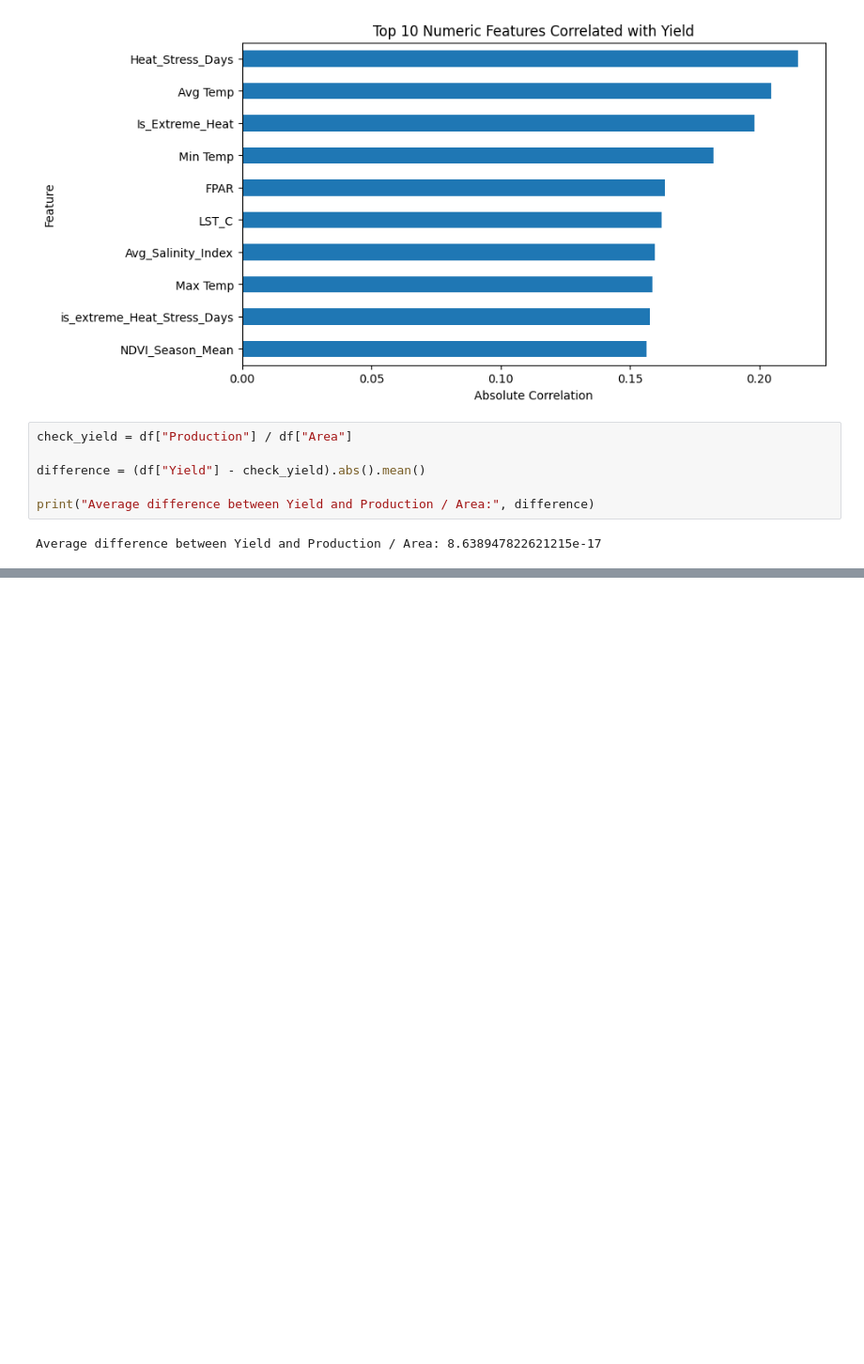
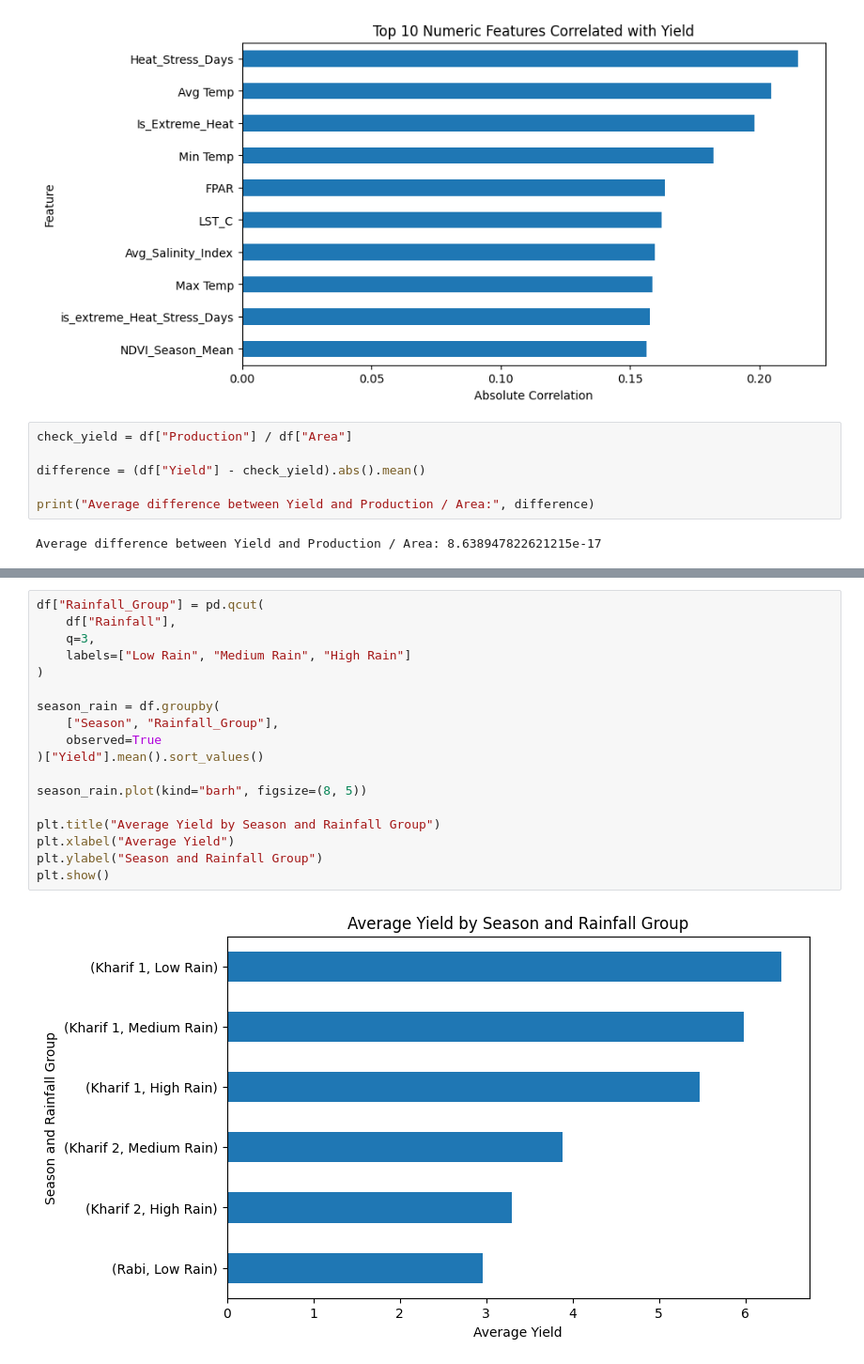
Before and after one commit to Group-9-i-i/ADY201m-Project, a Jupyter notebook: EDA fix/EDA.ipynb, the cells around one changed output, grey strips where cells are left out. Shown at 94% size. Drawn from its saved outputs; the diff is of its cells as text; blank space fills up the shorter version.

```diff
--- a/EDA fix/EDA.ipynb
+++ b/EDA fix/EDA.ipynb
@@ -287,0 +284,20 @@ Average difference between Yield and Production / Area: 8.638947822621215e-17
+# %%
+df["Rainfall_Group"] = pd.qcut(
+    df["Rainfall"],
+    q=3,
+    labels=["Low Rain", "Medium Rain", "High Rain"]
+)
+
+season_rain = df.groupby(
+    ["Season", "Rainfall_Group"],
+    observed=True
+)["Yield"].mean().sort_values()
+
+season_rain.plot(kind="barh", figsize=(8, 5))
+
+plt.title("Average Yield by Season and Rainfall Group")
+plt.xlabel("Average Yield")
+plt.ylabel("Season and Rainfall Group")
+plt.show()
+# %% [output]
+[figure, added]
```
Also changed, not shown: parts of 4 cells of this notebook.
